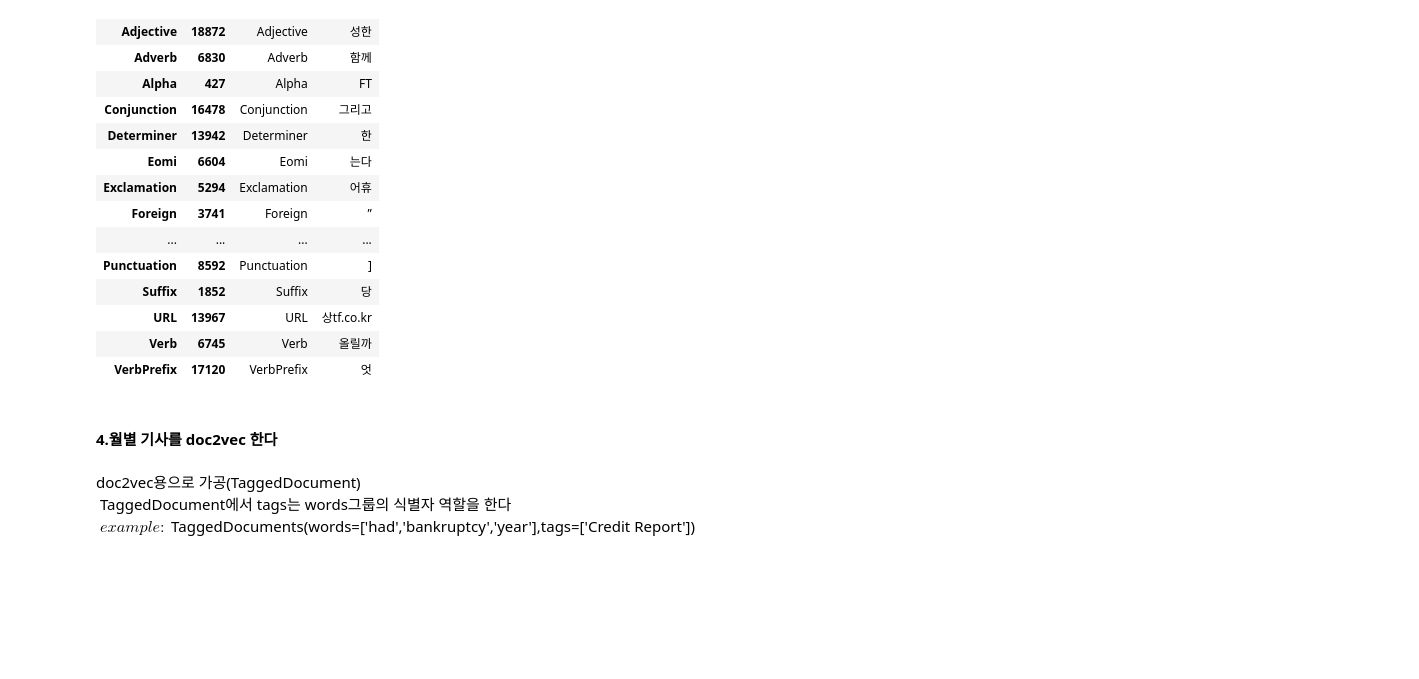
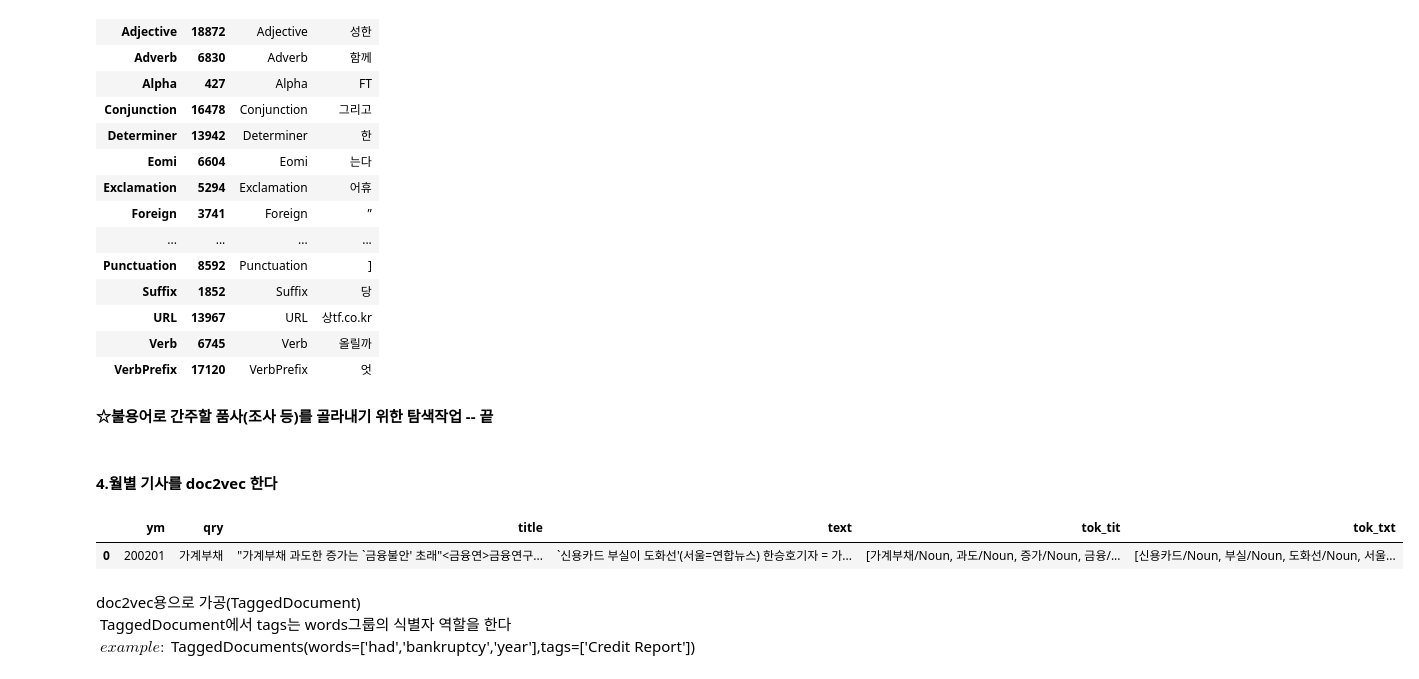
Before and after one commit to jeonghyunwoo/pub_data, a Jupyter notebook: social_doc2vec.ipynb, the cells around one changed output. Drawn from its saved outputs; the diff is of its cells as text; code cells hidden in the pictures; blank space fills up the shorter version.

```diff
--- a/social_doc2vec.ipynb
+++ b/social_doc2vec.ipynb
@@ -203,10 +181,17 @@ mp.groupby('pos').apply(lambda x: x.sample(1))
 | URL | 13967 | URL | 상tf.co.kr |
 | Verb | 6745 | Verb | 올릴까 |
 | VerbPrefix | 17120 | VerbPrefix | 엇 |
+# %% [markdown]
+**☆불용어로 간주할 품사(조사 등)를 골라내기 위한 탐색작업 -- 끝**
 # %% [markdown]
 #### 4.월별 기사를 doc2vec 한다
 # %%
 ndf = pd.read_pickle('data/ndf_tok.pkl')
+# %%
+ndf.head(1)
+# %% [output]
+|  | ym | qry | title | text | tok_tit | tok_txt |
+| 0 | 200201 | 가계부채 | "가계부채 과도한 증가는 `금융불안' 초래"<금융연>금융연구... | `신용카드 부실이 도화선'(서울=연합뉴스) 한승호기자 = 가... | [가계부채/Noun, 과도/Noun, 증가/Noun, 금융/... | [신용카드/Noun, 부실/Noun, 도화선/Noun, 서울... |
 # %% [markdown]
 doc2vec용으로 가공(TaggedDocument)
 &nbsp;TaggedDocument에서 tags는 words그룹의 식별자 역할을 한다
```
Also changed, not shown: parts of 36 cells of this notebook.
